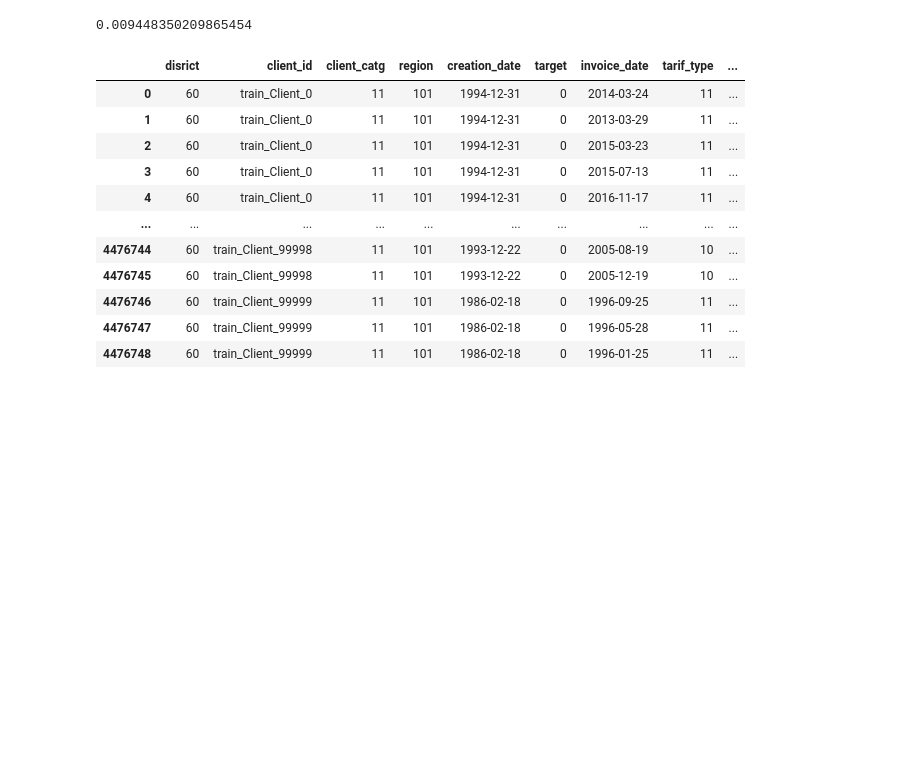
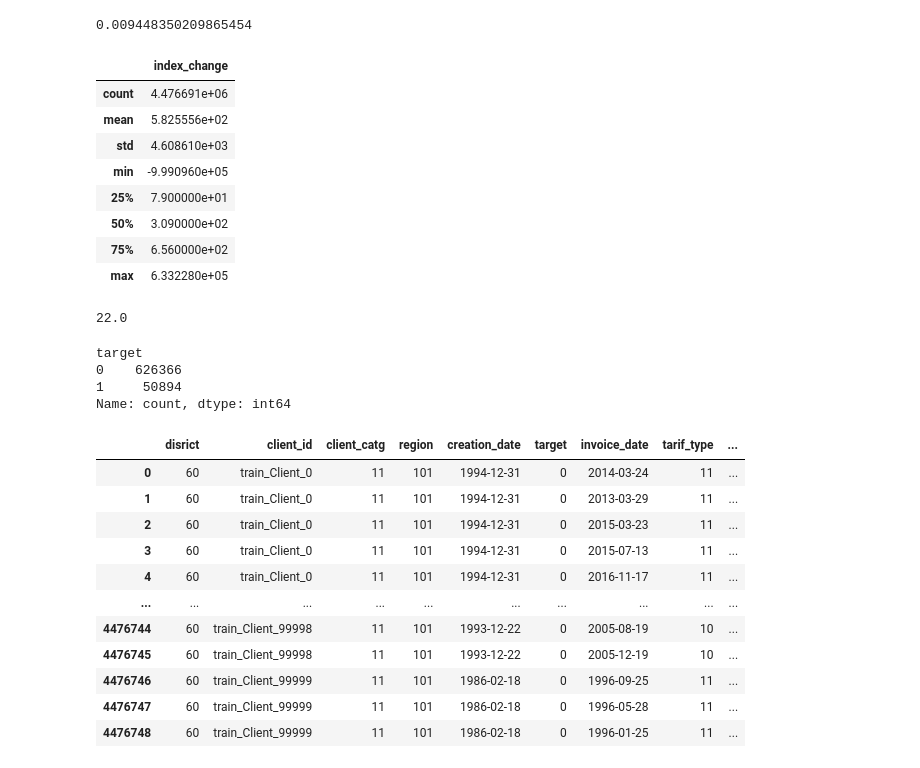
Before and after one commit to Cazta/fraud_detection_electricity_company, a Jupyter notebook: fraud_data_cleaning.ipynb, the cells around one changed output. Cells and saved outputs as stored; diff of their text form; code cells hidden in the pictures; blank space fills up the shorter version.

```diff
--- a/fraud_data_cleaning.ipynb
+++ b/fraud_data_cleaning.ipynb
@@ -548,6 +548,30 @@ df_processed['index_change']= df_processed['new_index'] - df_processed['old_inde
 df_processed['index_change'].corr(df_processed['target']) #  correlation is very low
 # %% [output]
 0.009448350209865454
+# %%
+df_processed[['index_change']].describe()
+# %% [output]
+|  | index_change |
+| count | 4.476691e+06 |
+| mean | 5.825556e+02 |
+| std | 4.608610e+03 |
+| min | -9.990960e+05 |
+| 25% | 7.900000e+01 |
+| 50% | 3.090000e+02 |
+| 75% | 6.560000e+02 |
+| max | 6.332280e+05 |
+# %%
+quantile_idx = df_processed[['index_change']].quantile(q=0.15)[0]
+quantile_idx
+# %% [output]
+22.0
+# %%
+df_processed.query('index_change <= @quantile_idx')['target'].value_counts()
+# %% [output]
+target
+0    626366
+1     50894
+Name: count, dtype: int64
 # %%
 df_processed.drop(['old_index','new_index'] , inplace=True,axis=1)
 # %%
```
Also changed, not shown: parts of 9 cells of this notebook, 1 other file.
